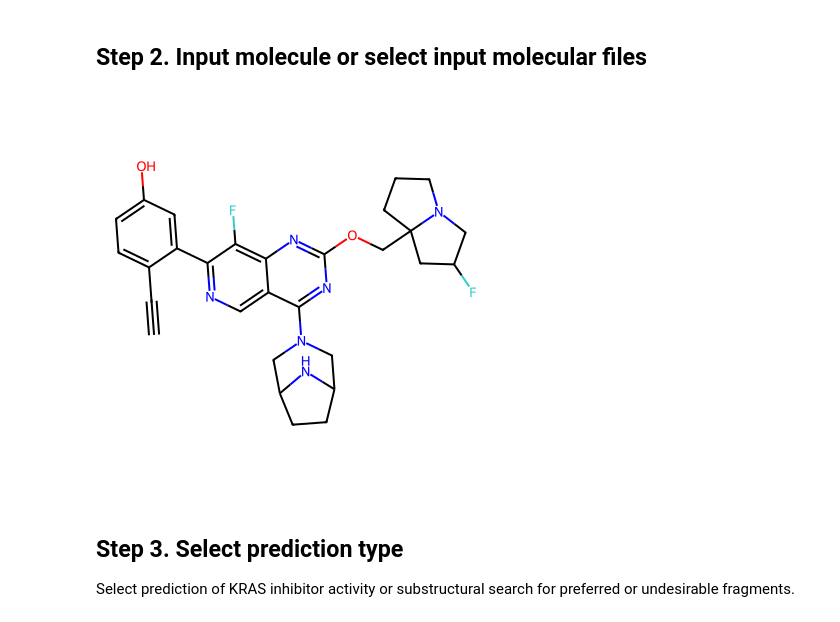
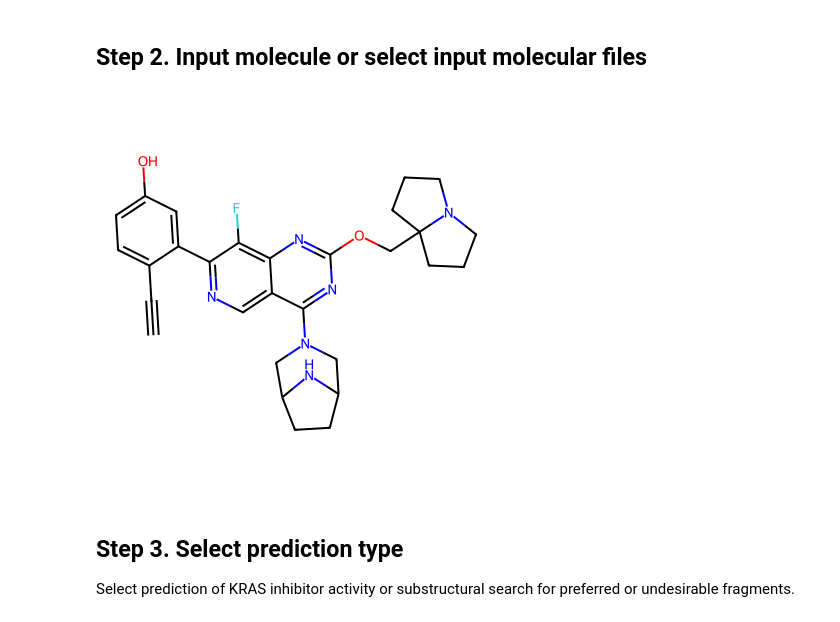
Before and after one commit to ovttiras/QSAR_KRAS_inhibitors_v2, a Jupyter notebook: KRASAVA v2.ipynb, the cells around one changed output. Drawn from its saved outputs; the diff is of its cells as text; code cells hidden in the pictures.

```diff
--- a/KRASAVA v2.ipynb
+++ b/KRASAVA v2.ipynb
@@ -1020,7 +1020,7 @@ else:
     HAS_IPYWIDGETS = False
 
 input_method = 'SMILES' #@param ["SMILES", "CSV file containing SMILES", "MDL multiple SD file (*.sdf)"]
-smiles_input = 'OC1=CC(=C(C=C1)C#C)C1=NC=C2C(=NC(OC[C@@]34CCCN3C[C@H](F)C4)=NC2=C1F)N1C[C@@H]2CC[C@H](C1)N2' #@param {type:"string"}
+smiles_input = 'OC1=CC(=C(C=C1)C#C)C1=NC=C2C(=NC(OCC34CCCN3CCC4)=NC2=C1F)N1C[C@@H]2CC[C@H](C1)N2' #@param {type:"string"}
 
 # Hide smiles_input field when not using SMILES input method
 from IPython.display import HTML, Javascript
@@ -1289,34 +1289,34 @@ elif input_method == 'MDL multiple SD file (*.sdf)':
                 mol_raw = Chem.MolFromSmiles(record, sanitize=False)
                 Chem.SanitizeMol(mol_raw)
                 canon_smi = Chem.MolToSmiles(mol_raw, isomericSmiles=False)
                 standard_record = standardize_smiles(canon_smi)
                 mol_obj = Chem.MolFromSmiles(standard_record, sanitize=True)
                 moldf.append(mol_obj)
             except Exception as e:
                 orig_idx = original_indices[idx] if idx < len(original_indices) else idx
                 failed_mols.append(record)
                 wrong_structure.append(str(orig_idx + 1))
                 wrong_smiles.append(record)
                 errors.append(str(e))
                 print(f"Failed after SDF standardization at idx {orig_idx + 1}: {record} | {e}")
 
         print(f'Kept data: {len(moldf)} molecules')
 
         # Display all failed molecules
         if len(errors) > 0:
             bad_molecules = pd.DataFrame({
                 'No. failed molecule in original set': wrong_structure,
                 'SMILES of wrong structure: ': wrong_smiles,
                 'Error': errors
             }, index=None)
             bad_molecules = bad_molecules.set_index('No. failed molecule in original set')
             display(bad_molecules)
 
         m = None
         inchi = None
         smiles = None
 # %% [output]
-[figure, old version]
+[figure, new version]
 # %% [markdown]
 ## Step 3. Select prediction type
 
```
Also changed, not shown: parts of 4 cells of this notebook.
